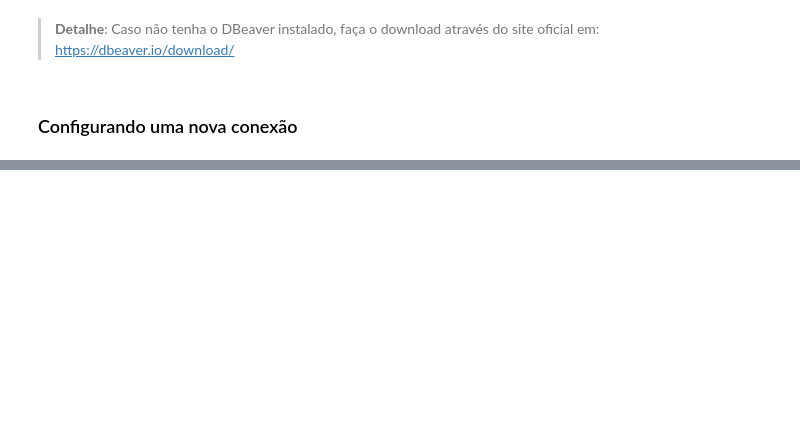
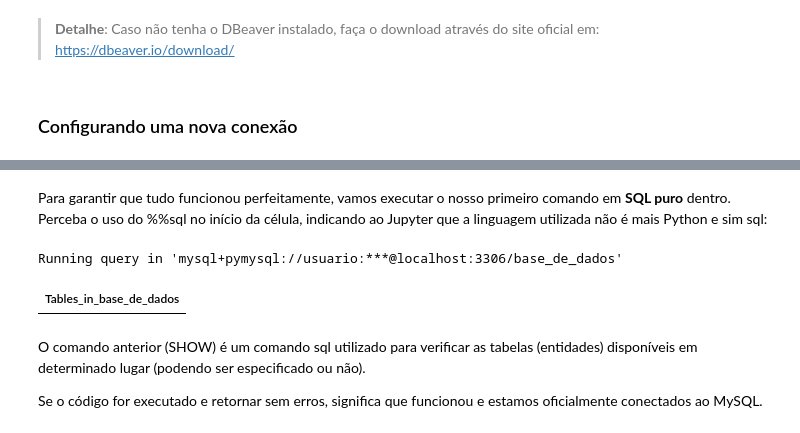
Before and after one commit to Jhonny7Bah/cursopy2025, a Jupyter notebook: modulo17(mysql e sql)/inital.ipynb, the cells around one changed output, grey strips where cells are left out. Drawn from its saved outputs; the diff is of its cells as text; code cells hidden in the pictures; blank space fills up the shorter version.

Commit message:
conectando jypiter ao mysql

```diff
--- a/modulo17(mysql e sql)/inital.ipynb
+++ b/modulo17(mysql e sql)/inital.ipynb
@@ -320,0 +362,12 @@ Segue para o passo a passo de configuração:
+# %% [markdown]
+Para garantir que tudo funcionou perfeitamente, vamos executar o nosso primeiro comando em **SQL puro** dentro. Perceba o uso do %%sql no início da célula, indicando ao Jupyter que a linguagem utilizada não é mais Python e sim sql:
+# %%
+%%sql
+SHOW TABLES;
+# %% [output]
+Running query in 'mysql+pymysql://usuario:***@localhost:3306/base_de_dados'
+| Tables_in_base_de_dados |
+# %% [markdown]
+O comando anterior (SHOW) é um comando sql utilizado para verificar as tabelas (entidades) disponíveis em determinado lugar (podendo ser especificado ou não).
+
+Se o código for executado e retornar sem erros, significa que funcionou e estamos oficialmente conectados ao MySQL.
```
Also changed, not shown: parts of 11 cells of this notebook.
